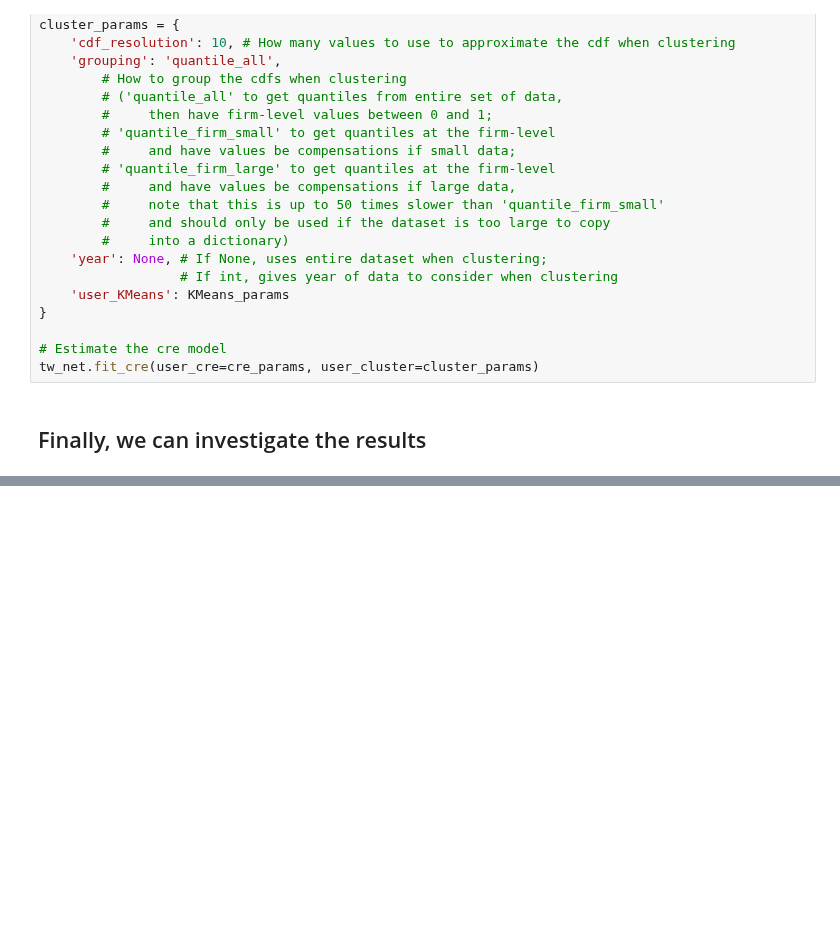
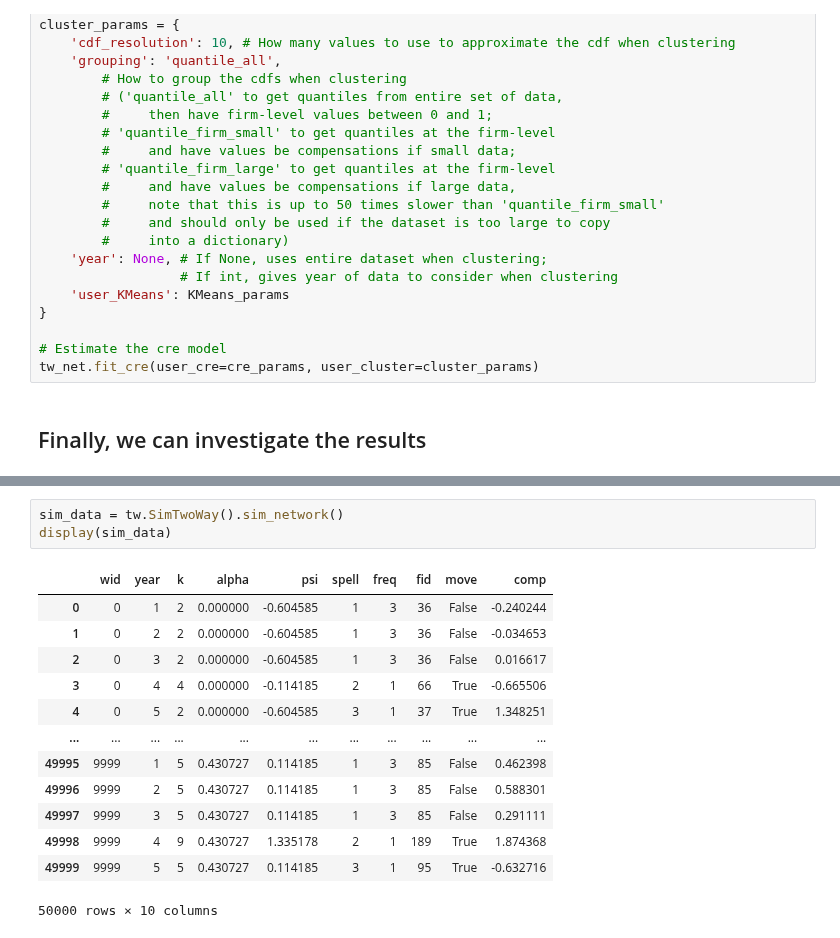
Before and after one commit to tlamadon/pytwoway, a Jupyter notebook: docs-src/source/notebooks/pytwoway_example.ipynb, the cells around one changed output, grey strips where cells are left out. Drawn from its saved outputs; the diff is of its cells as text; blank space fills up the shorter version.

```diff
--- a/docs-src/source/notebooks/pytwoway_example.ipynb
+++ b/docs-src/source/notebooks/pytwoway_example.ipynb
@@ -135,0 +139,17 @@ display(tw_net.summary_cre())
+# %%
+sim_data = tw.SimTwoWay().sim_network()
+display(sim_data)
+# %% [output]
+|  | wid | year | k | alpha | psi | spell | freq | fid | move | comp |
+| 0 | 0 | 1 | 2 | 0.000000 | -0.604585 | 1 | 3 | 36 | False | -0.240244 |
+| 1 | 0 | 2 | 2 | 0.000000 | -0.604585 | 1 | 3 | 36 | False | -0.034653 |
+| 2 | 0 | 3 | 2 | 0.000000 | -0.604585 | 1 | 3 | 36 | False | 0.016617 |
+| 3 | 0 | 4 | 4 | 0.000000 | -0.114185 | 2 | 1 | 66 | True | -0.665506 |
+| 4 | 0 | 5 | 2 | 0.000000 | -0.604585 | 3 | 1 | 37 | True | 1.348251 |
+| ... | ... | ... | ... | ... | ... | ... | ... | ... | ... | ... |
+| 49995 | 9999 | 1 | 5 | 0.430727 | 0.114185 | 1 | 3 | 85 | False | 0.462398 |
+| 49996 | 9999 | 2 | 5 | 0.430727 | 0.114185 | 1 | 3 | 85 | False | 0.588301 |
+| 49997 | 9999 | 3 | 5 | 0.430727 | 0.114185 | 1 | 3 | 85 | False | 0.291111 |
+| 49998 | 9999 | 4 | 9 | 0.430727 | 1.335178 | 2 | 1 | 189 | True | 1.874368 |
+| 49999 | 9999 | 5 | 5 | 0.430727 | 0.114185 | 3 | 1 | 95 | True | -0.632716 |
+50000 rows × 10 columns
```
Also changed, not shown: parts of 5 cells of this notebook, 7 other files.
